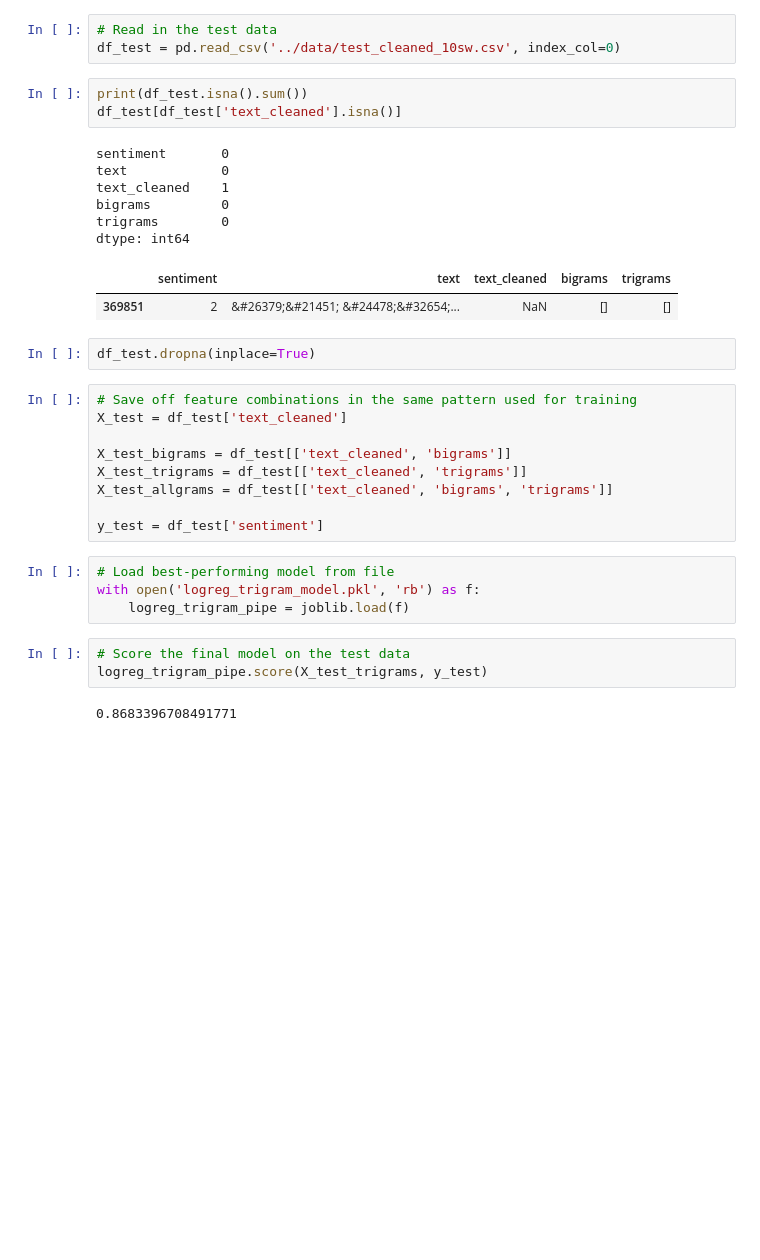
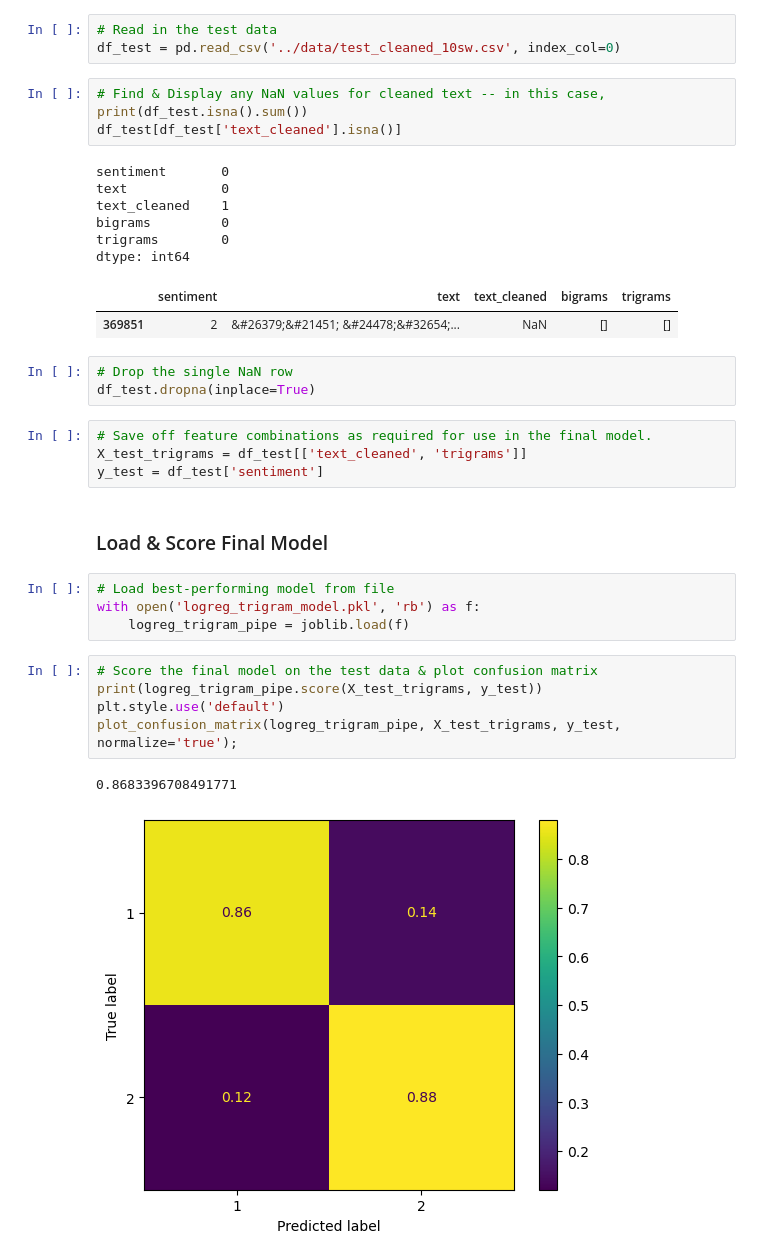
Before and after one commit to ThomasHChapman/classifying_user_reviews, a Jupyter notebook: working_notebooks/modeling_nb.ipynb, the cells around one changed output. Drawn from its saved outputs; the diff is of its cells as text; blank space fills up the shorter version.

```diff
--- a/working_notebooks/modeling_nb.ipynb
+++ b/working_notebooks/modeling_nb.ipynb
@@ -723,6 +694,7 @@ The model appears to generalize quite well, as it produced an accuracy score of
 # Read in the test data
 df_test = pd.read_csv('../data/test_cleaned_10sw.csv', index_col=0)
 # %%
+# Find & Display any NaN values for cleaned text -- in this case,
 print(df_test.isna().sum())
 df_test[df_test['text_cleaned'].isna()]
 # %% [output]
@@ -734,23 +706,24 @@ trigrams        0
 dtype: int64
 |  | sentiment | text | text_cleaned | bigrams | trigrams |
 | 369851 | 2 | &#26379;&#21451; &#24478;&#32654;... | NaN | [] | [] |
-# %%
-df_test.dropna(inplace=True)
+# %%
+# Drop the single NaN row
+df_test.dropna(inplace=True)
 # %%
-# Save off feature combinations in the same pattern used for training
-X_test = df_test['text_cleaned']
-
-X_test_bigrams = df_test[['text_cleaned', 'bigrams']]
+# Save off feature combinations as required for use in the final model.
 X_test_trigrams = df_test[['text_cleaned', 'trigrams']]
-X_test_allgrams = df_test[['text_cleaned', 'bigrams', 'trigrams']]
-
 y_test = df_test['sentiment']
+# %% [markdown]
+### Load & Score Final Model
 # %%
 # Load best-performing model from file
 with open('logreg_trigram_model.pkl', 'rb') as f:
     logreg_trigram_pipe = joblib.load(f)
 # %%
-# Score the final model on the test data
-logreg_trigram_pipe.score(X_test_trigrams, y_test)
+# Score the final model on the test data & plot confusion matrix
+print(logreg_trigram_pipe.score(X_test_trigrams, y_test))
+plt.style.use('default')
+plot_confusion_matrix(logreg_trigram_pipe, X_test_trigrams, y_test, normalize='true');
 # %% [output]
 0.8683396708491771
+[figure, added]
```
Also changed, not shown: parts of 44 cells of this notebook.
